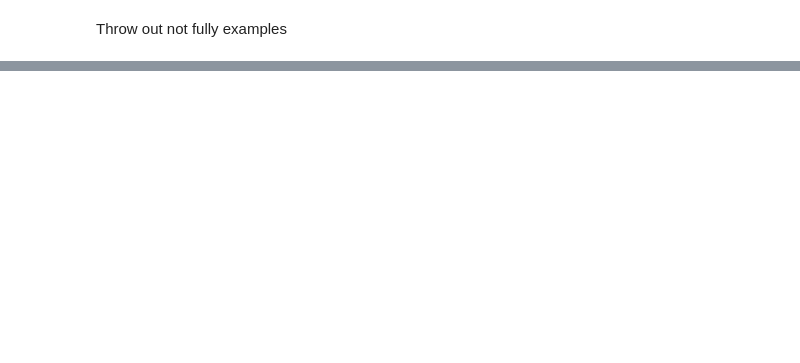
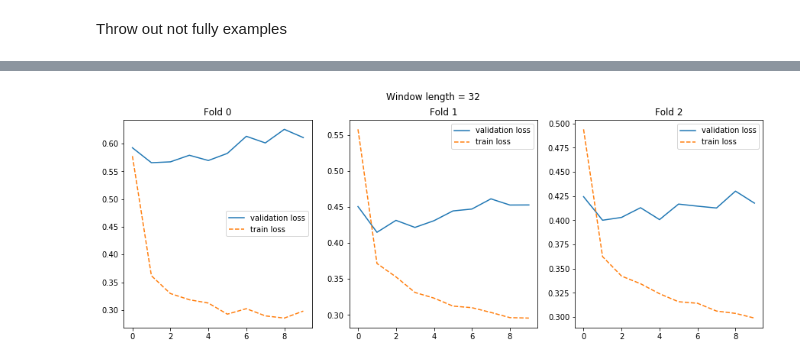
Before and after one commit to elch10/anomaly-detection, a Jupyter notebook: notebooks/lstm.ipynb, the cells around one changed output, grey strips where cells are left out. Cells and saved outputs as stored; diff of their text form; code cells hidden in the pictures; blank space fills up the shorter version.

```diff
--- a/notebooks/lstm.ipynb
+++ b/notebooks/lstm.ipynb
@@ -81,8 +20,0 @@ Fold 2...
-# %%
-plt.figure(figsize=(5 * len(results), 5))
-for i, result in enumerate(results):
-    plt.subplot(1, len(results), i + 1)
-    plt.title(f'Fold {i}')
-    plt.plot(result['val_loss'], '-', label=f'validation loss')
-    plt.plot(result['loss'], '--', label=f'train loss')
-    plt.legend()
@@ -90,0 +21,31 @@ for i, result in enumerate(results):
+# %%
+window_length = 32
+stride = 0
+
+X = np.array([
+    data.iloc[i - window_length:i].to_numpy().flatten()
+    for i in range(window_length, data.shape[0] - window_length - stride)
+]).reshape(-1, window_length, data.shape[1])
+y = np.array([
+    data.iloc[i - window_length:i].to_numpy().flatten()
+    for i in range(2 * window_length+stride, data.shape[0])
+]).reshape(-1, window_length, data.shape[1])
+# %%
+from src.models.lstm import build_model
+import keras
+
+build_params = dict(
+    input_length=window_length,
+    input_shape=data.shape[1],
+    lstm_layers_size=[32, 32],
+    dropout_coeff=0.1,
+    optimizer=keras.optimizers.Adam(lr=0.01),
+    reg_strength=0.005,
+)
+
+fit_params = dict(
+    batch_size=64,
+    epochs=10,
+    verbose=1,
+    callbacks=[keras.callbacks.ReduceLROnPlateau()]
+)
@@ -90,0 +54,4 @@ for i, result in enumerate(results):
+# %%
+from src.utils import cross_validate
+
+results = cross_validate(lambda: build_model(**build_params), 3, fit_params, X, y)
@@ -90,0 +93,4 @@ for i, result in enumerate(results):
+# %%
+visualize_result(results, f'Window length = {window_length}')
+# %% [output]
+[figure, added]
```
Also changed, not shown: parts of 12 cells of this notebook, 5 other files.
